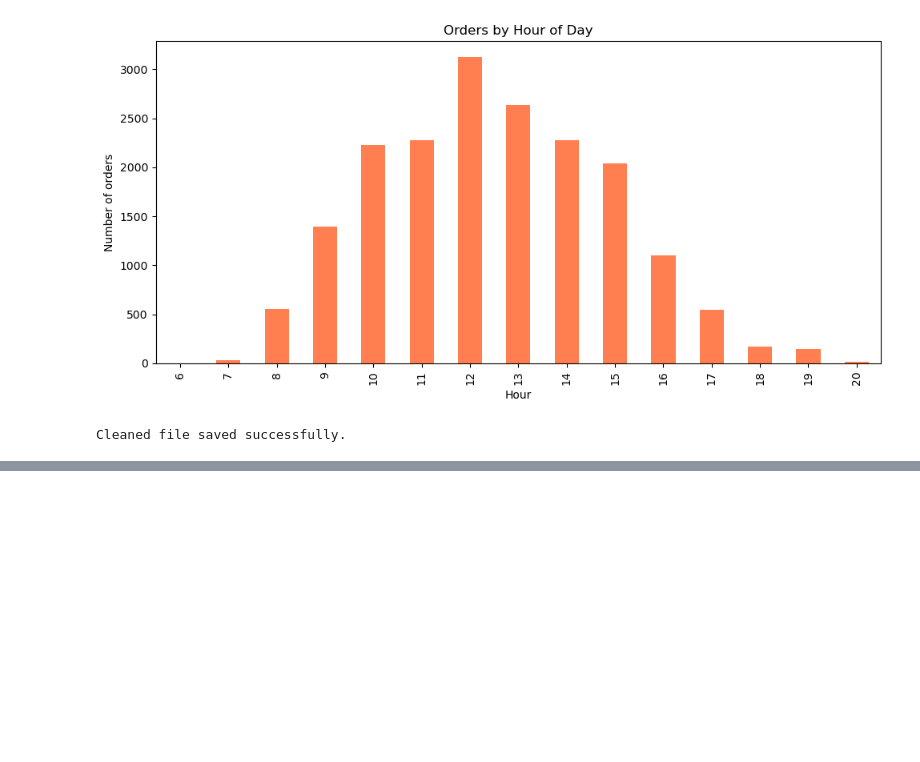
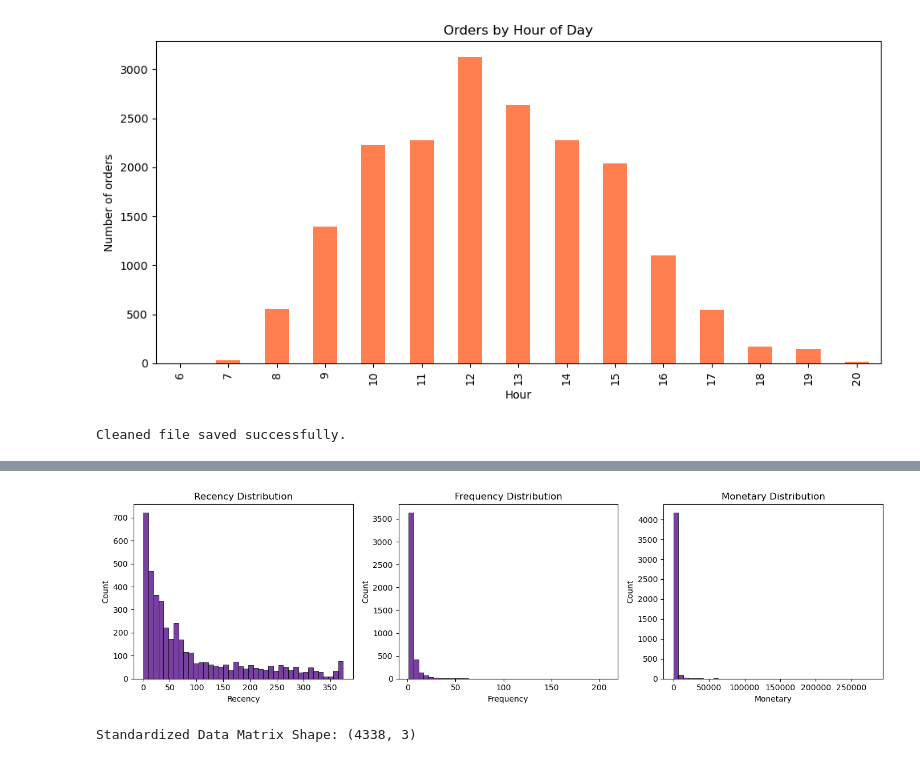
Before and after one commit to Dasari-Pallavi/ecommerce-customer-product-analytics, a Jupyter notebook: notebooks/analysis.ipynb, the cells around one changed output, grey strips where cells are left out. Saved outputs shown, nothing was run; the diff lists cells and outputs as text; code cells hidden in the pictures; blank space fills up the shorter version.

Commit message:
Add advanced RFM K-Means customer segmentation engine and performance charts

```diff
--- a/notebooks/analysis.ipynb
+++ b/notebooks/analysis.ipynb
@@ -165,0 +168,13 @@ print("Cleaned data file saved successfully in data/ folder.")
+# %%
+# Set a baseline timeline anchor point (1 day past the maximum invoice date)
+snapshot_date = df["InvoiceDate"].max() + pd.Timedelta(days=1)
+
+# Group transactions by customer to compile baseline RFM metrics
+rfm = df.groupby("CustomerID").agg(
+    Recency=("InvoiceDate", lambda x: (snapshot_date - x.max()).days),
+    Frequency=("InvoiceNo", "nunique"),
+    Monetary=("Revenue", "sum")
+).reset_index()
+
+print("RFM Matrix Dimensions:", rfm.shape)
+rfm.describe()
@@ -165,0 +192,22 @@ print("Cleaned data file saved successfully in data/ folder.")
+# %%
+# Visualize the distributional spread across metrics
+fig, axes = plt.subplots(1, 3, figsize=(14, 4))
+for ax, col in zip(axes, ["Recency", "Frequency", "Monetary"]):
+    sns.histplot(rfm[col], bins=40, ax=ax, color="indigo")
+    ax.set_title(f"{col} Distribution")
+plt.tight_layout()
+plt.savefig("../images/rfm_distributions.png", dpi=150)
+plt.show()
+# %% [output]
+[figure, added]
+# %%
+from sklearn.preprocessing import StandardScaler
+
+# Log transform metrics using log1p to manage zero-index skew variations smoothly
+rfm_log = np.log1p(rfm[["Recency", "Frequency", "Monetary"]])
+
+# Scale metrics into unit variance (z-score scaling normalization)
+X_scaled = StandardScaler().fit_transform(rfm_log)
+print("Standardized Data Matrix Shape:", X_scaled.shape)
+# %% [output]
+Standardized Data Matrix Shape: (4338, 3)
```
Also changed, not shown: parts of 9 cells of this notebook, 4 other files.
